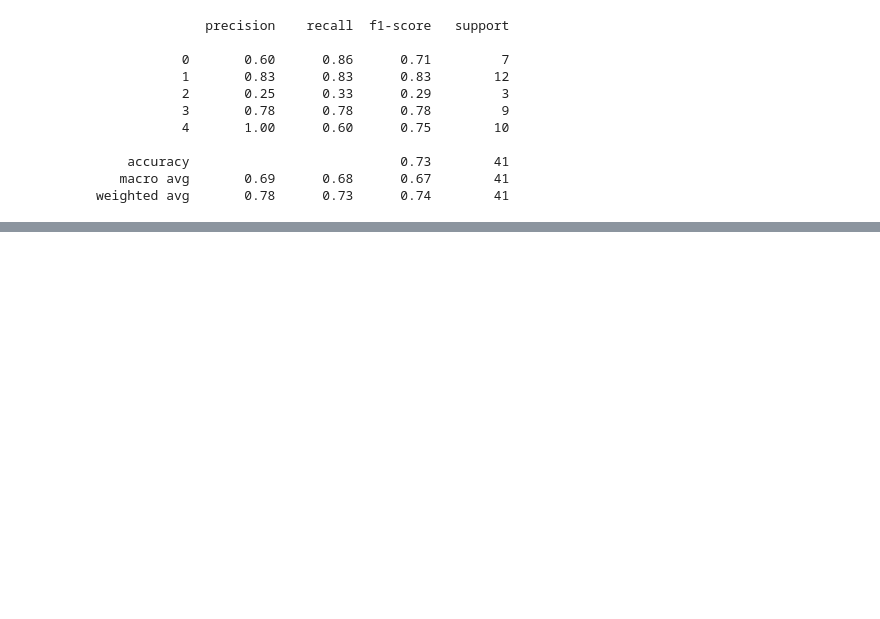
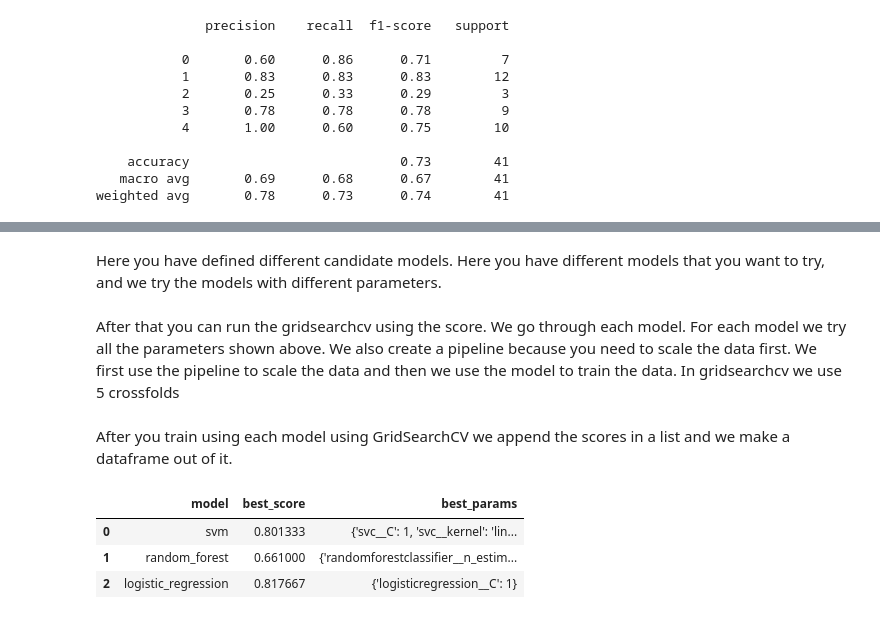
Before and after one commit to NisalaTharakaPerera/CelebrityFaceRecognition, a Jupyter notebook: model/sports_person_classifier_model.ipynb, the cells around one changed output, grey strips where cells are left out. Cells and saved outputs as stored; diff of their text form; code cells hidden in the pictures; blank space fills up the shorter version.

```diff
--- a/model/sports_person_classifier_model.ipynb
+++ b/model/sports_person_classifier_model.ipynb
@@ -458,0 +460,53 @@ from sklearn.
+# %%
+model_params = {
+    'svm':{
+        'model': svm.SVC(gamma='auto', probability=True),
+        'params': {
+            'svc__C': [1,10,100,1000],
+            'svc__kernel': ['rbf','linear']
+        }
+    },
+    'random_forest': {
+        'model': RandomForestClassifier(),
+        'params': {
+            'randomforestclassifier__n_estimators': [1,5,10]
+            # These are the number of decision trees
+        }
+    },
+    'logistic_regression': {
+        'model': LogisticRegression(solver='liblinear',multi_class='auto'),
+        'params': {
+            'logisticregression__C':[1,5,10]
+        }
+    }
+
+}
+# %% [markdown]
+Here you have defined different candidate models. Here you have different models that you want to try, and we try the models with different parameters.
+# %% [markdown]
+After that you can run the gridsearchcv using the score. We go through each model. For each model we try all the parameters shown above. We also create a pipeline because you need to scale the data first. We first use the pipeline to scale the data and then we use the model to train the data.
+In gridsearchcv we use 5 crossfolds
+# %% [markdown]
+After you train using each model using GridSearchCV we append the scores in a list and we make a dataframe out of it.
+# %%
+scores = []
+best_estimators = {}
+import pandas as pd
+for algo, mp in model_params.items():
+    pipe = make_pipeline(StandardScaler(), mp['model'])
+    clf = GridSearchCV(pipe, mp['params'], cv=5, return_train_score=False)
+    clf.fit(X_train, y_train)
+    scores.append({
+        'model': algo,
+        'best_score': clf.best_score_,
+        'best_params': clf.best_params_
+    })
+    best_estimators[algo] = clf.best_estimator_
+
+df = pd.DataFrame(scores, columns=['model','best_score','best_params'])
+df
+# %% [output]
+|  | model | best_score | best_params |
+| 0 | svm | 0.801333 | {'svc__C': 1, 'svc__kernel': 'lin... |
+| 1 | random_forest | 0.661000 | {'randomforestclassifier__n_estim... |
+| 2 | logistic_regression | 0.817667 | {'logisticregression__C': 1} |
```
Also changed, not shown: parts of 35 cells of this notebook, 4 other files.
